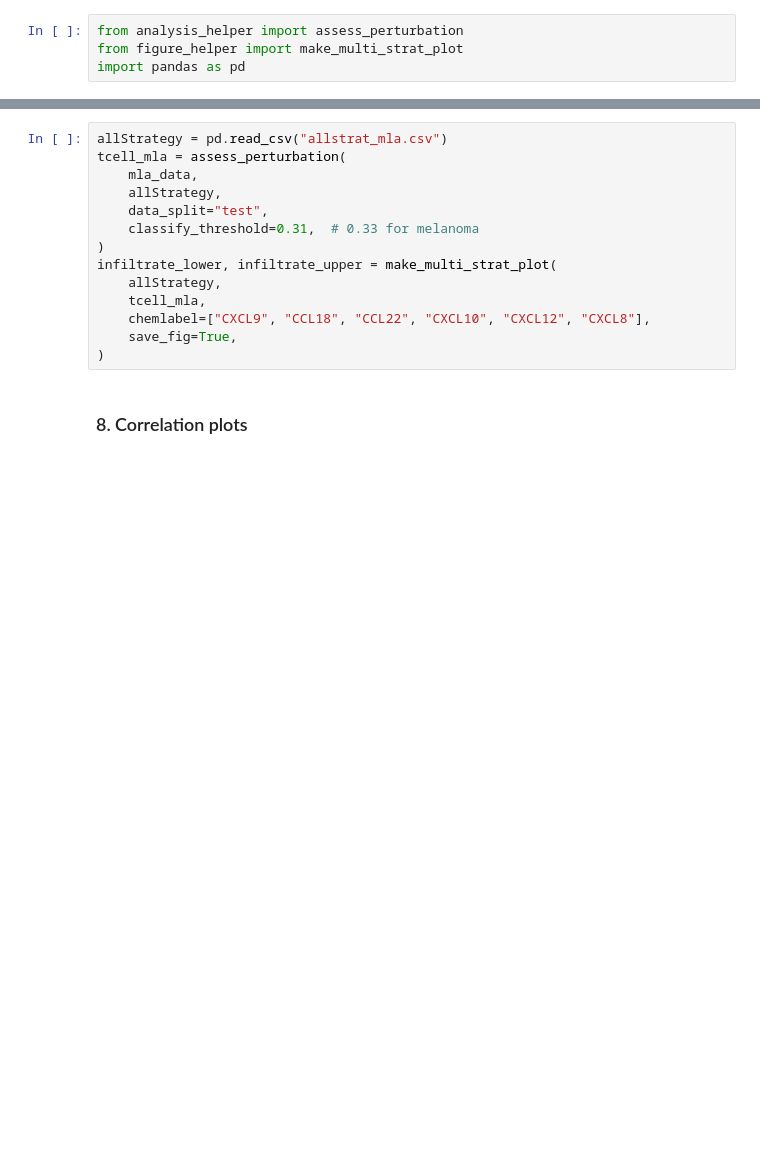
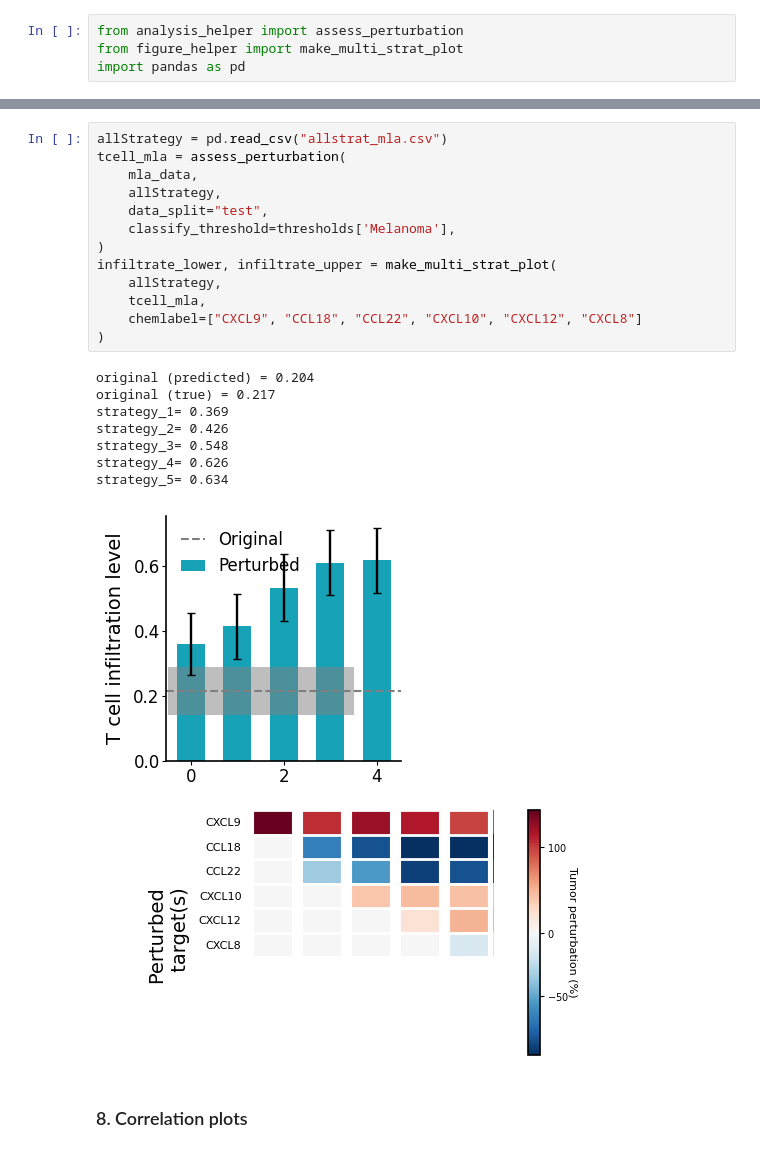
Before and after one commit to neonine2/morpheus-spatial, a Jupyter notebook: reproduction/reproduction_notebook.ipynb, the cells around one changed output, grey strips where cells are left out. Saved outputs shown, nothing was run; the diff lists cells and outputs as text; blank space fills up the shorter version.

```diff
--- a/reproduction/reproduction_notebook.ipynb
+++ b/reproduction/reproduction_notebook.ipynb
@@ -301,17 +321,25 @@ infiltrate_lower, infiltrate_upper = make_multi_strat_plot(
 # %%
 allStrategy = pd.read_csv("allstrat_mla.csv")
 tcell_mla = assess_perturbation(
     mla_data,
     allStrategy,
     data_split="test",
-    classify_threshold=0.31,  # 0.33 for melanoma
+    classify_threshold=thresholds['Melanoma'],
 )
 infiltrate_lower, infiltrate_upper = make_multi_strat_plot(
     allStrategy,
     tcell_mla,
-    chemlabel=["CXCL9", "CCL18", "CCL22", "CXCL10", "CXCL12", "CXCL8"],
-    save_fig=True,
+    chemlabel=["CXCL9", "CCL18", "CCL22", "CXCL10", "CXCL12", "CXCL8"]
 )
+# %% [output]
+original (predicted) = 0.204
+original (true) = 0.217
+strategy_1= 0.369
+strategy_2= 0.426
+strategy_3= 0.548
+strategy_4= 0.626
+strategy_5= 0.634
+[figure, added]
 # %% [markdown]
 ### 8. Correlation plots
 # %%
```
Also changed, not shown: parts of 14 cells of this notebook, 1 other file.
